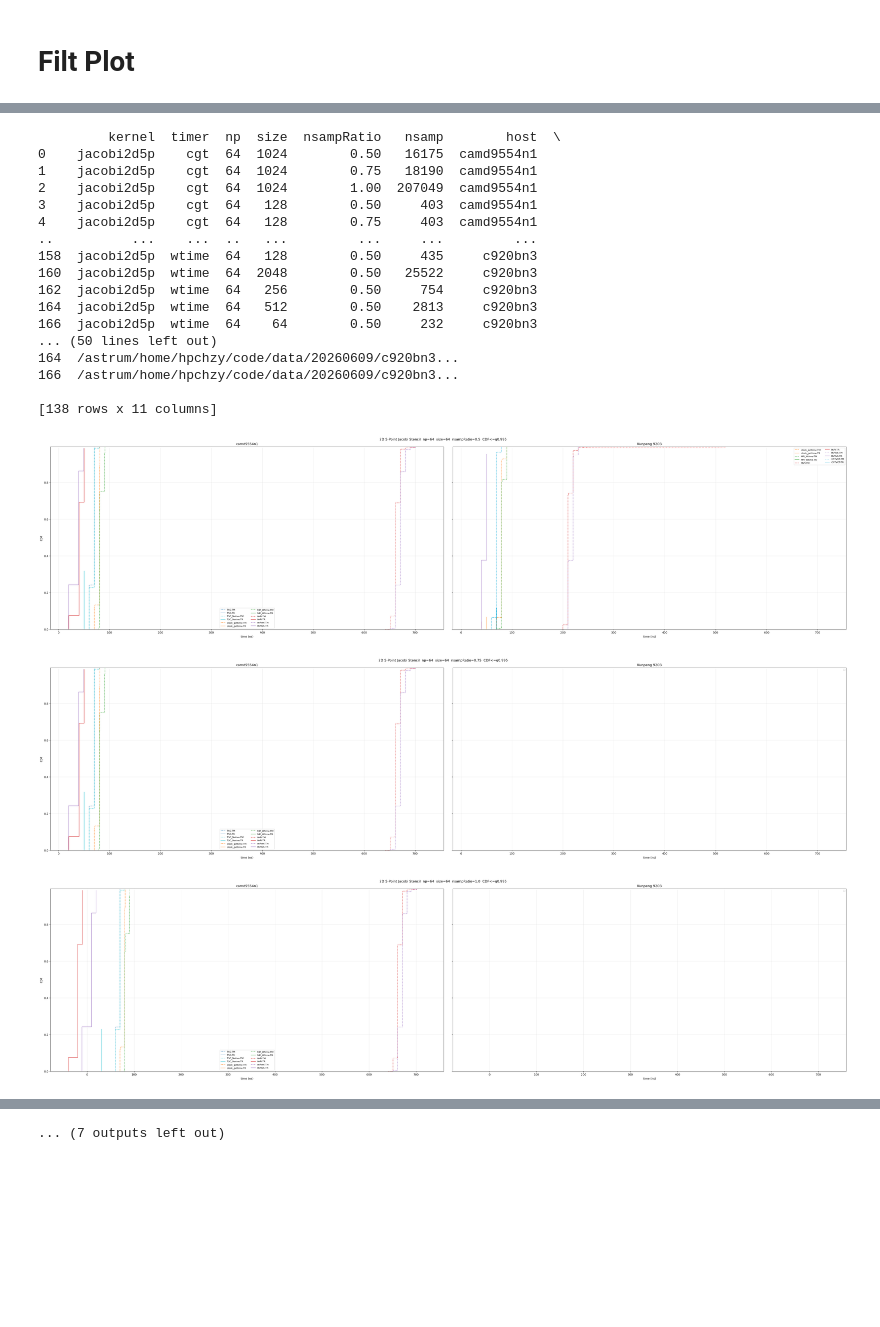
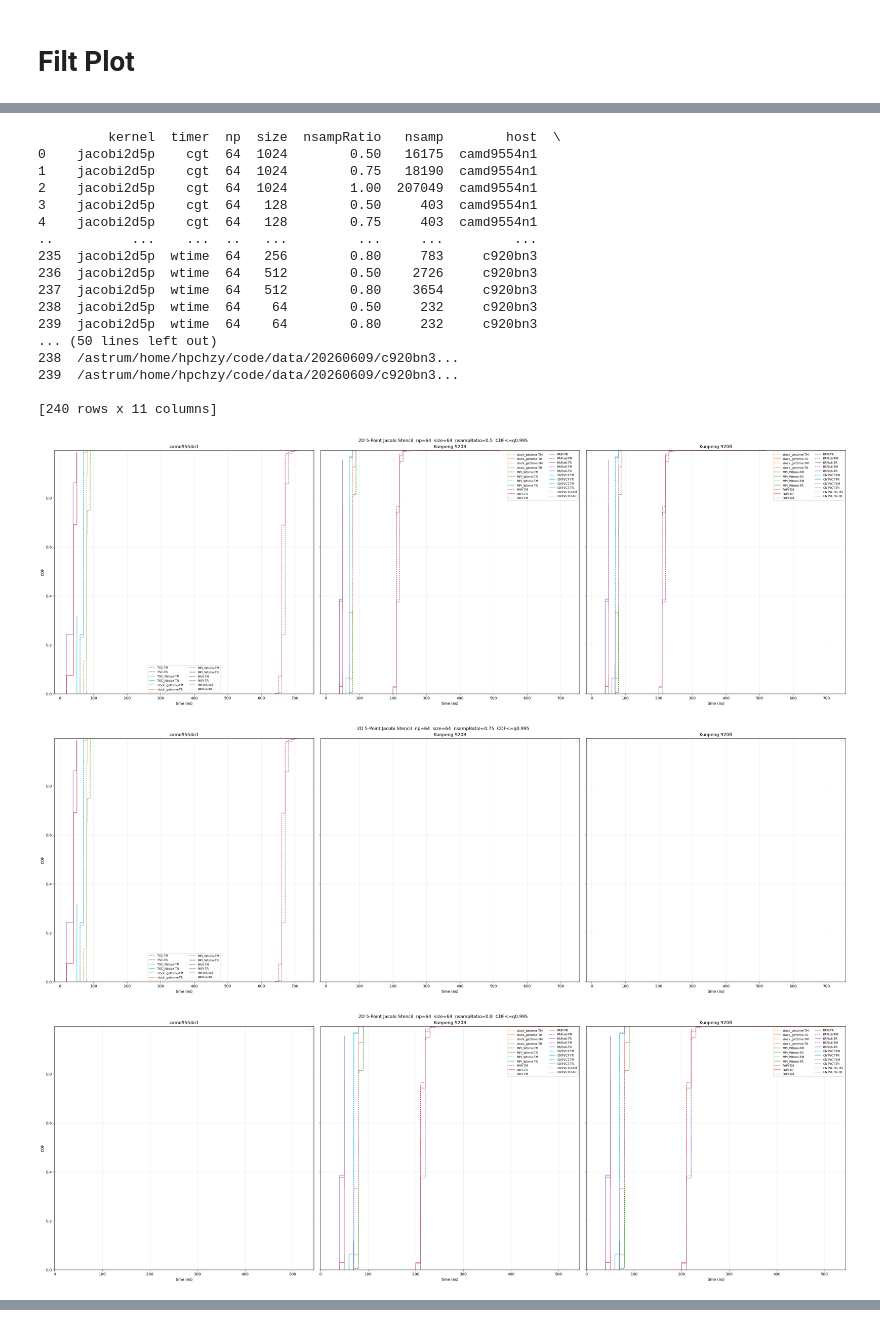
Before and after one commit to HunterHan/TacVar, a Jupyter notebook: stencil/plot_entry_filt.0608.ipynb, the cells around one changed output, grey strips where cells are left out. Drawn from its saved outputs; the diff is of its cells as text; code cells hidden in the pictures; blank space fills up the shorter version.

```diff
--- a/stencil/plot_entry_filt.0608.ipynb
+++ b/stencil/plot_entry_filt.0608.ipynb
@@ -26,7 +26,8 @@ DATA_FOLDERS = [
     Path('/astrum/home/hpchzy/code/data/20260608/camd9554n1/output_filt/20260608-233019/'),     # camd9554n1, 纯sub,ASM, filt v2，narr=64-》2048， 该用q50而不是q0初始化tr，以让papi和papix6偏差减掉。看看0.5 0.75。ntest=10，从100改回10，因为初始化用q50了，不需要踩q0.
 
 
-    Path('/astrum/home/hpchzy/code/data/20260609/c920bn3/output_filt/20260609-140708/'), # c920bn3
+    Path('/astrum/home/hpchzy/code/data/20260609/c920bn3/output_filt/20260609-140708/'), # c920bn3,忘了加cntvcto？
+    Path('/astrum/home/hpchzy/code/data/20260609/c920bn3/output_filt/20260609-142545/'), # c920bn3
 ]
 
 # QUANTILE_DROP = 0.995  # only draw CDF values from 0 to 0.995; no data deletion, no renormalization
@@ -339,6 +338,6 @@ array([  16175,   18190,  207049,     403,   15741,   39087,   42160,
 # %%
 # entries_plot = entries[(entries['size'] == 2048) & (entries['timer'] != 'likwid')]
-entries_plot = entries[(entries['size'] != '2048') & (entries['timer'] != 'likwid') & (entries['nsampRatio'].isin([0.5, 0.75, 1.0]))]
+entries_plot = entries[(entries['size'] != '2048') & (entries['timer'] != 'likwid') & (entries['nsampRatio'].isin([0.5, 0.75, 0.8,  1.0]))]
 
 print(entries_plot)
 
@@ -374,41 +373,41 @@ for (kernel, np_val, size, nsamp_ratio), group_all in entries_plot.groupby(['ker
         ax.set_xlabel('time (ns)')
         ax.set_ylim(0, QUANTILE_DROP)
         ax.grid(True, alpha=0.28)
         ax.legend(ncol=2, fontsize=8)
 
     xlims = [ax.get_xlim() for ax in axes]
     xlim = (min(lo for lo, hi in xlims), max(hi for lo, hi in xlims))
     for ax in axes:
         ax.set_xlim(xlim)
         ax.set_ylim(0, QUANTILE_DROP)
 
     axes[0].set_ylabel('CDF')
     fig.suptitle(f'{KERNEL_LABELS.get(kernel, kernel)}  np={np_val}  size={size}  nsampRatio={nsamp_ratio}  CDF<=q{QUANTILE_DROP}')
 
     if SAVE_FIG:
         out = OUT_DIR / f'{kernel}_np{np_val}_size{size}_ratio{nsamp_ratio}_tm_tr_by_host.png'
         fig.savefig(out, dpi=220, bbox_inches='tight')
         print(out)
 
     plt.show()
 # %% [output]
          kernel  timer  np  size  nsampRatio   nsamp        host  \
 0    jacobi2d5p    cgt  64  1024        0.50   16175  camd9554n1
 1    jacobi2d5p    cgt  64  1024        0.75   18190  camd9554n1
 2    jacobi2d5p    cgt  64  1024        1.00  207049  camd9554n1
 3    jacobi2d5p    cgt  64   128        0.50     403  camd9554n1
 4    jacobi2d5p    cgt  64   128        0.75     403  camd9554n1
 ..          ...    ...  ..   ...         ...     ...         ...
-158  jacobi2d5p  wtime  64   128        0.50     435     c920bn3
-160  jacobi2d5p  wtime  64  2048        0.50   25522     c920bn3
-162  jacobi2d5p  wtime  64   256        0.50     754     c920bn3
-164  jacobi2d5p  wtime  64   512        0.50    2813     c920bn3
-166  jacobi2d5p  wtime  64    64        0.50     232     c920bn3
+235  jacobi2d5p  wtime  64   256        0.80     783     c920bn3
+236  jacobi2d5p  wtime  64   512        0.50    2726     c920bn3
+237  jacobi2d5p  wtime  64   512        0.80    3654     c920bn3
+238  jacobi2d5p  wtime  64    64        0.50     232     c920bn3
+239  jacobi2d5p  wtime  64    64        0.80     232     c920bn3
 ... (50 lines left out)
-164  /astrum/home/hpchzy/code/data/20260609/c920bn3...
-166  /astrum/home/hpchzy/code/data/20260609/c920bn3...
+238  /astrum/home/hpchzy/code/data/20260609/c920bn3...
+239  /astrum/home/hpchzy/code/data/20260609/c920bn3...
 
-[138 rows x 11 columns]
+[240 rows x 11 columns]
-[figure, old version]
+[figure, new version]
-[figure, old version]
+[figure, new version]
-[figure, old version]
+[figure, new version]
@@ -423 +421,0 @@ for (kernel, np_val, size, nsamp_ratio), group_all in entries_plot.groupby(['ker
-... (7 outputs left out)
```
Also changed, not shown: parts of 5 cells of this notebook, 2 other files.
